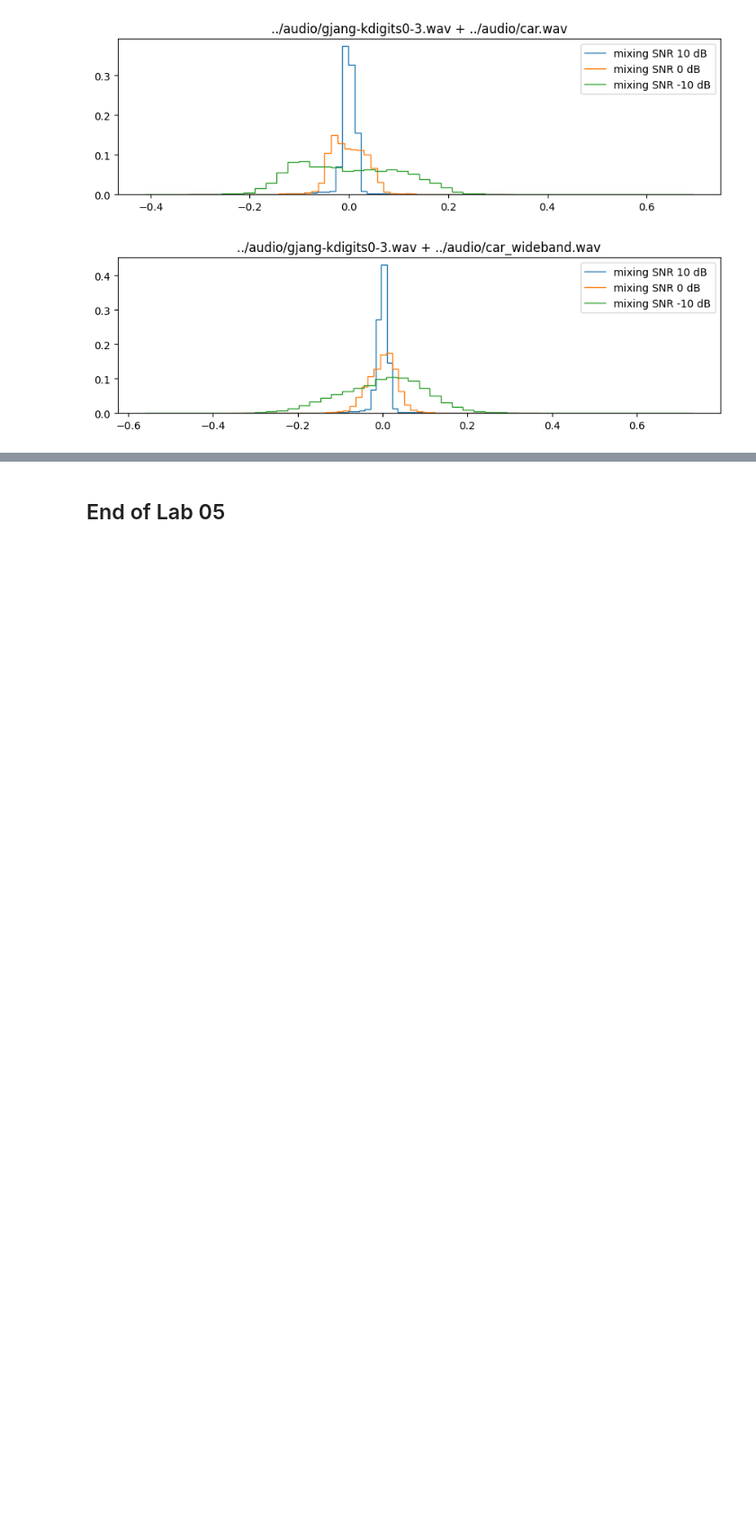
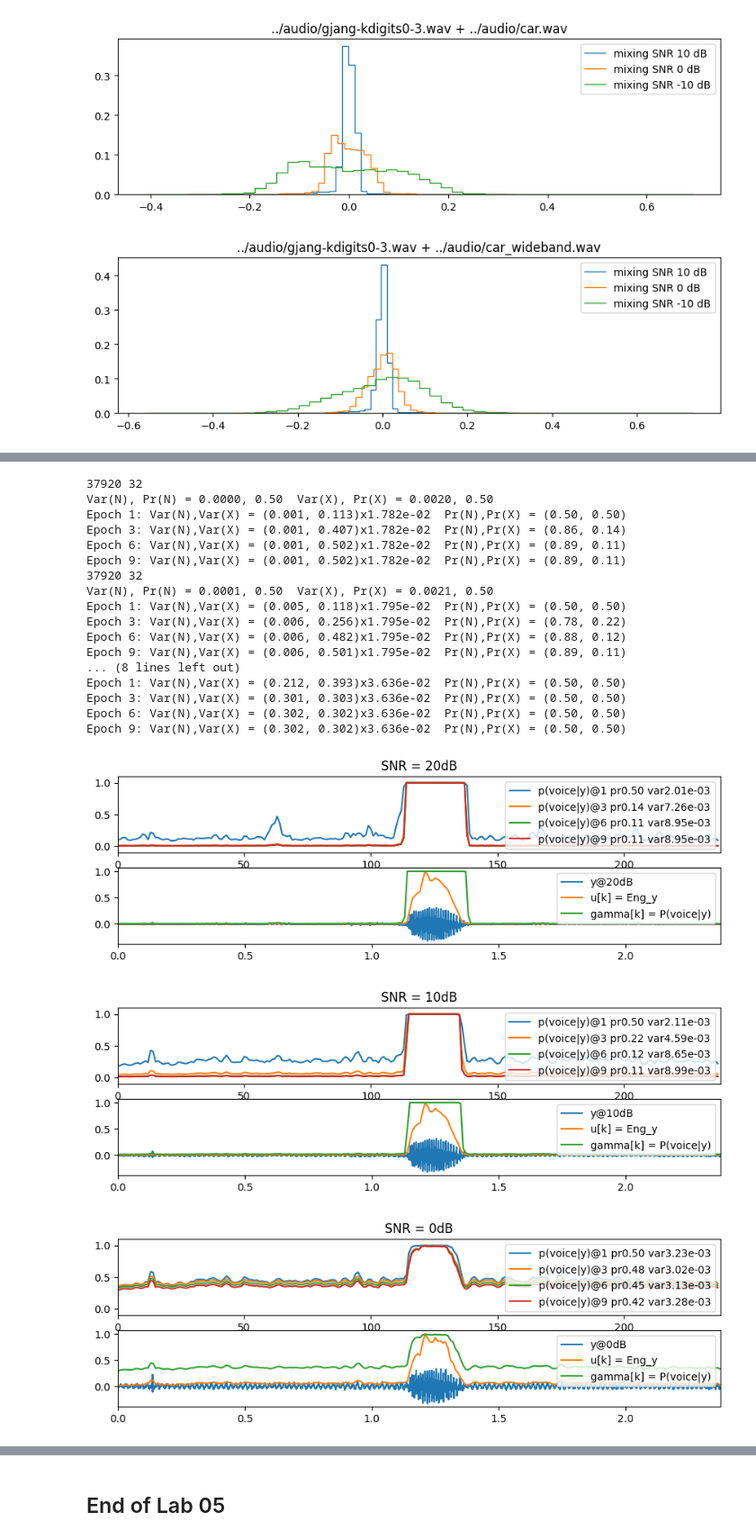
Before and after one commit to gjang7/ssp2023, a Jupyter notebook: lab05/lab05_ns_prob_models.ipynb, the cells around one changed output, grey strips where cells are left out. Shown at 90% size. Cells and saved outputs as stored; diff of their text form; code cells hidden in the pictures; blank space fills up the shorter version.

```diff
--- a/lab05/lab05_ns_prob_models.ipynb
+++ b/lab05/lab05_ns_prob_models.ipynb
@@ -264,0 +394,18 @@ Text(0.5, 1.0, '../audio/gjang-kdigits0-3.wav + ../audio/car_wideband.wav')
+# %%
+# definition of (log) Gaussian pdf
+'''
+def normpdf(x, mu, variance):
+    #return 1/(sigma*np.sqrt(2*np.pi))*np.exp(-(x-mu)**2/(2*sig**2))
+    lp = -np.log(sigma)-0.5*(np.log(2*np.pi))-(x-mu)**2/(2*sig**2)
+    return np.exp(lp)
+'''
+
+def log_normpdf_sq(xsq, variance):
+    # mean 0, xsq = x^2, variance = sigma^2
+    #returns log( 1/(sigma*np.sqrt(2*np.pi))*np.exp(-(x-mu)**2/(2*sig**2)) )
+    return -0.5*(np.log(variance)+np.log(2*np.pi))-xsq/(2*variance)
+
+def normpdf_sq(xsq, variance):
+    # mean 0, xsq = x^2, variance = sigma^2
+    #returns 1/(sigma*np.sqrt(2*np.pi))*np.exp(-(x-mu)**2/(2*sig**2))
+    return np.exp(log_normpdf_sq(xsq, variance))
@@ -264,0 +491,48 @@ Text(0.5, 1.0, '../audio/gjang-kdigits0-3.wav + ../audio/car_wideband.wav')
+# %%
+def doexp_vad_time(y, snr, epoch=9, dispstep=3, uselogratio=True):
+    gmm = dualGMMVAD_time_sq()
+    gmm.set_dispstep(dispstep)
+
+    u, Iu = ShortTimeFrameEng(y, Nf, Ns)
+
+    # train dual GMM
+    plt.figure(figsize=FIG_SIZE*np.array([1.3,1.5]))
+    plt.subplot(3,1,1)
+    gmm.set_initial_params(u)
+    gamma = gmm.train_batch(u, epoch, uselogratio)
+    plt.legend(loc='upper right')
+    plt.title('SNR = %.0fdB'%(snr))
+
+    # draw VAD results
+    plt.subplot(3,1,2)
+    plt.plot(np.arange(1,len(y)+1)/Fs,y,label='y@%.0fdB'%(snr))
+    plt.plot(Iu/Fs,u/max(u),label='u[k] = Eng_y')
+    plt.plot(Iu/Fs,gamma,label='gamma[k] = P(voice|y)')
+    plt.xlim(0,len(y)/Fs)
+    plt.legend(loc='upper right')
+
+    # find noise estimates and apply Wiener filtering
+# %%
+for ii in range(len(mixedSig1)):
+    doexp_vad_time(mixedSig1[ii], mixsnrs[ii], 9, 3, True)
+# %% [output]
+37920 32
+Var(N), Pr(N) = 0.0000, 0.50  Var(X), Pr(X) = 0.0020, 0.50
+Epoch 1: Var(N),Var(X) = (0.001, 0.113)x1.782e-02  Pr(N),Pr(X) = (0.50, 0.50)
+Epoch 3: Var(N),Var(X) = (0.001, 0.407)x1.782e-02  Pr(N),Pr(X) = (0.86, 0.14)
+Epoch 6: Var(N),Var(X) = (0.001, 0.502)x1.782e-02  Pr(N),Pr(X) = (0.89, 0.11)
+Epoch 9: Var(N),Var(X) = (0.001, 0.502)x1.782e-02  Pr(N),Pr(X) = (0.89, 0.11)
+37920 32
+Var(N), Pr(N) = 0.0001, 0.50  Var(X), Pr(X) = 0.0021, 0.50
+Epoch 1: Var(N),Var(X) = (0.005, 0.118)x1.795e-02  Pr(N),Pr(X) = (0.50, 0.50)
+Epoch 3: Var(N),Var(X) = (0.006, 0.256)x1.795e-02  Pr(N),Pr(X) = (0.78, 0.22)
+Epoch 6: Var(N),Var(X) = (0.006, 0.482)x1.795e-02  Pr(N),Pr(X) = (0.88, 0.12)
+Epoch 9: Var(N),Var(X) = (0.006, 0.501)x1.795e-02  Pr(N),Pr(X) = (0.89, 0.11)
+... (8 lines left out)
+Epoch 1: Var(N),Var(X) = (0.212, 0.393)x3.636e-02  Pr(N),Pr(X) = (0.50, 0.50)
+Epoch 3: Var(N),Var(X) = (0.301, 0.303)x3.636e-02  Pr(N),Pr(X) = (0.50, 0.50)
+Epoch 6: Var(N),Var(X) = (0.302, 0.302)x3.636e-02  Pr(N),Pr(X) = (0.50, 0.50)
+Epoch 9: Var(N),Var(X) = (0.302, 0.302)x3.636e-02  Pr(N),Pr(X) = (0.50, 0.50)
+[figure, added]
+[figure, added]
+[figure, added]
```
Also changed, not shown: parts of 50 cells of this notebook, 4 other files.
